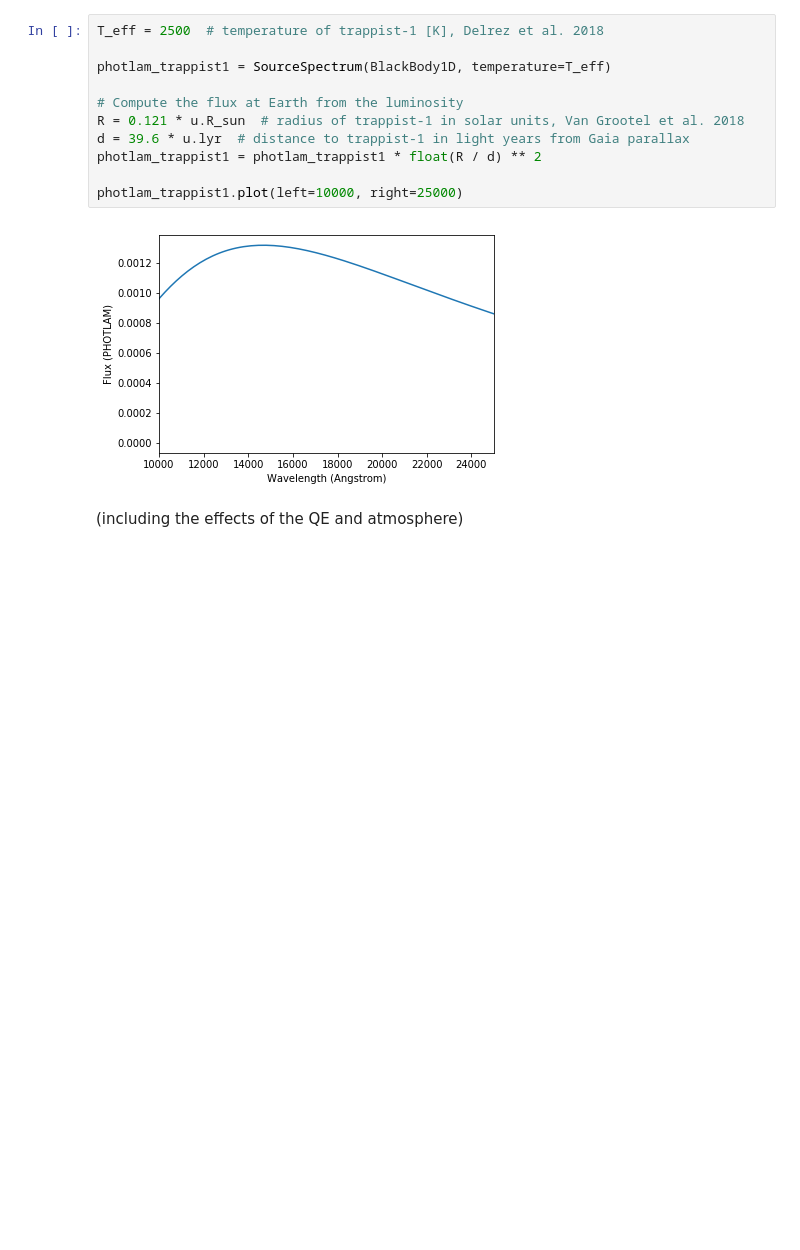
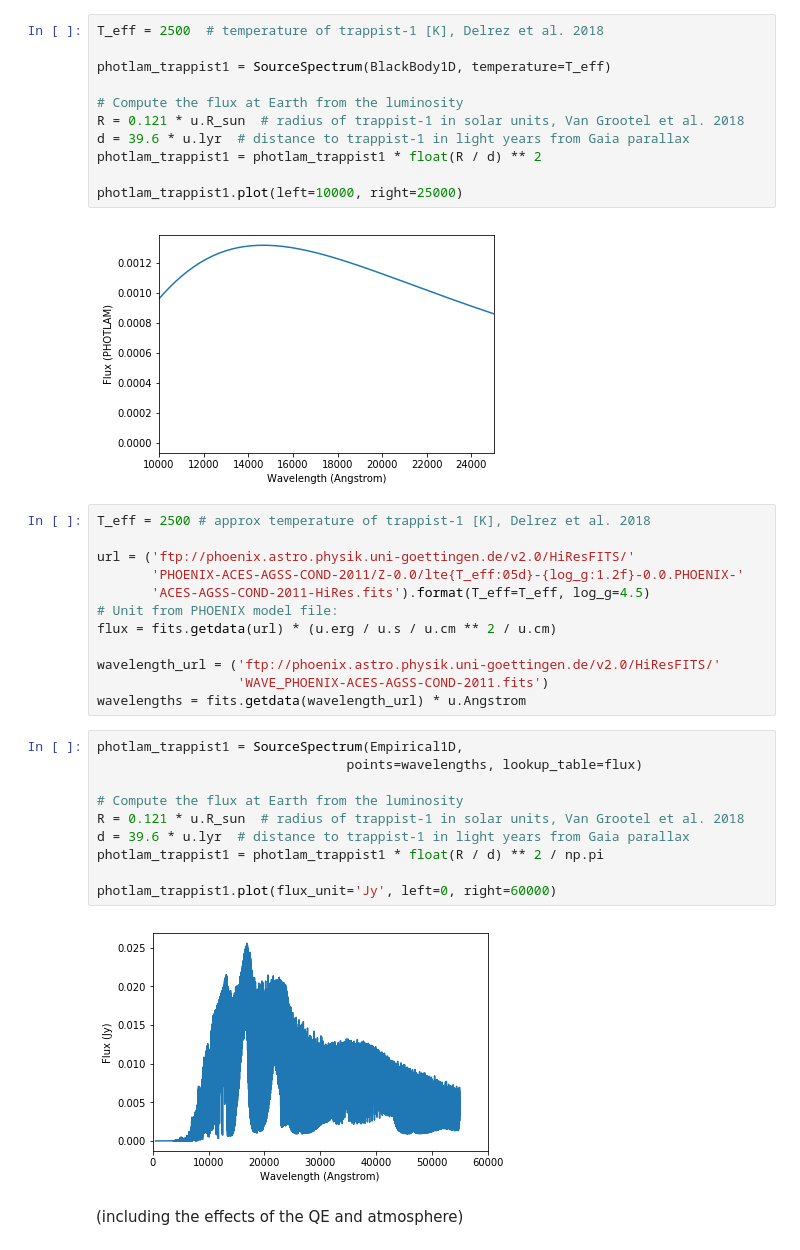
Before and after one commit to spacetelescope/synphot_refactor, a Jupyter notebook: tutorials/observing_examples.ipynb, the cells around one changed output. Drawn from its saved outputs; the diff is of its cells as text; blank space fills up the shorter version.

Commit message:
Added PHOENIX model for trappist-1

```diff
--- a/tutorials/observing_examples.ipynb
+++ b/tutorials/observing_examples.ipynb
@@ -120,6 +137,30 @@ photlam_trappist1 = photlam_trappist1 * float(R / d) ** 2
 photlam_trappist1.plot(left=10000, right=25000)
 # %% [output]
 [figure]
+# %%
+T_eff = 2500 # approx temperature of trappist-1 [K], Delrez et al. 2018
+
+url = ('ftp://phoenix.astro.physik.uni-goettingen.de/v2.0/HiResFITS/'
+       'PHOENIX-ACES-AGSS-COND-2011/Z-0.0/lte{T_eff:05d}-{log_g:1.2f}-0.0.PHOENIX-'
+       'ACES-AGSS-COND-2011-HiRes.fits').format(T_eff=T_eff, log_g=4.5)
+# Unit from PHOENIX model file:
+flux = fits.getdata(url) * (u.erg / u.s / u.cm ** 2 / u.cm)
+
+wavelength_url = ('ftp://phoenix.astro.physik.uni-goettingen.de/v2.0/HiResFITS/'
+                  'WAVE_PHOENIX-ACES-AGSS-COND-2011.fits')
+wavelengths = fits.getdata(wavelength_url) * u.Angstrom
+# %%
+photlam_trappist1 = SourceSpectrum(Empirical1D,
+                                points=wavelengths, lookup_table=flux)
+
+# Compute the flux at Earth from the luminosity
+R = 0.121 * u.R_sun  # radius of trappist-1 in solar units, Van Grootel et al. 2018
+d = 39.6 * u.lyr  # distance to trappist-1 in light years from Gaia parallax
+photlam_trappist1 = photlam_trappist1 * float(R / d) ** 2 / np.pi
+
+photlam_trappist1.plot(flux_unit='Jy', left=0, right=60000)
+# %% [output]
+[figure, added]
 # %% [markdown]
 (including the effects of the QE and atmosphere)
 # %%
```
Also changed, not shown: parts of 6 cells of this notebook.
